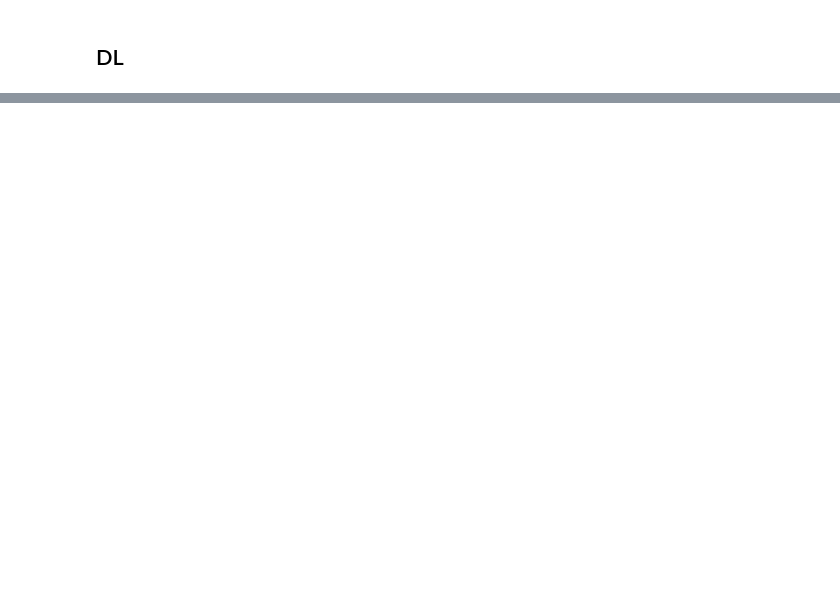
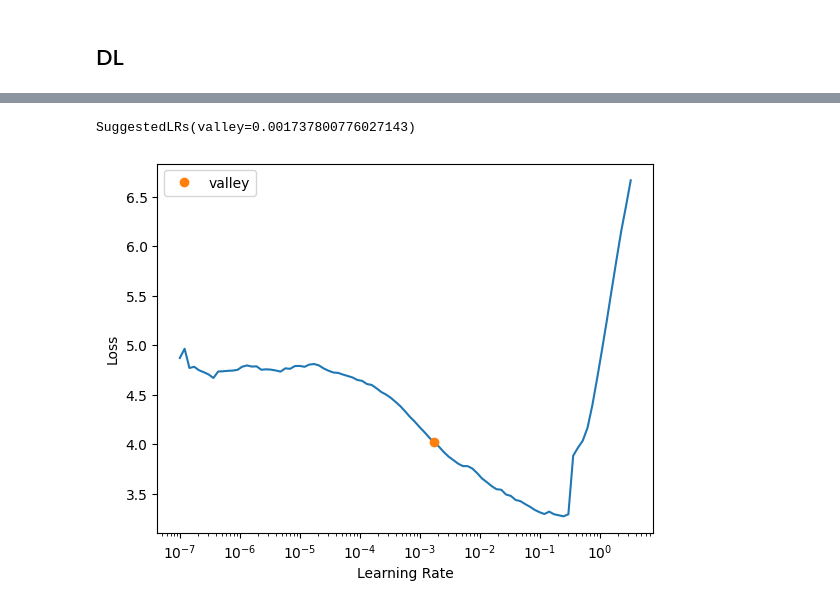
Before and after one commit to intelia-agility/mlspecialisation, a Jupyter notebook: usecase2/notebooks/03-Recommendation-FastAI.ipynb, the cells around one changed output, grey strips where cells are left out. Drawn from its saved outputs; the diff is of its cells as text; code cells hidden in the pictures; blank space fills up the shorter version.

```diff
--- a/usecase2/notebooks/03-Recommendation-FastAI.ipynb
+++ b/usecase2/notebooks/03-Recommendation-FastAI.ipynb
@@ -74,3 +59,9 @@ ratings.describe()
 dls = CollabDataLoaders.from_df(ratings, bs=512, seed=random_seed)
 # %% [markdown]
 ## DL
+# %%
+# learn = collab_learner(dls, emb_szs={'user': 5, 'item': 5}, n_factors=10, use_nn=True, y_range=(0, 10))
+learn = collab_learner(dls, n_factors=160, use_nn=True, y_range=(0, 10))
+
+learn.lr_find(stop_div=False)
+# %% [output]
@@ -77 +69,3 @@ dls = CollabDataLoaders.from_df(ratings, bs=512, seed=random_seed)
+SuggestedLRs(valley=0.001737800776027143)
+[figure, added]
 # %%
```
Also changed, not shown: parts of 15 cells of this notebook, 3 other files.
